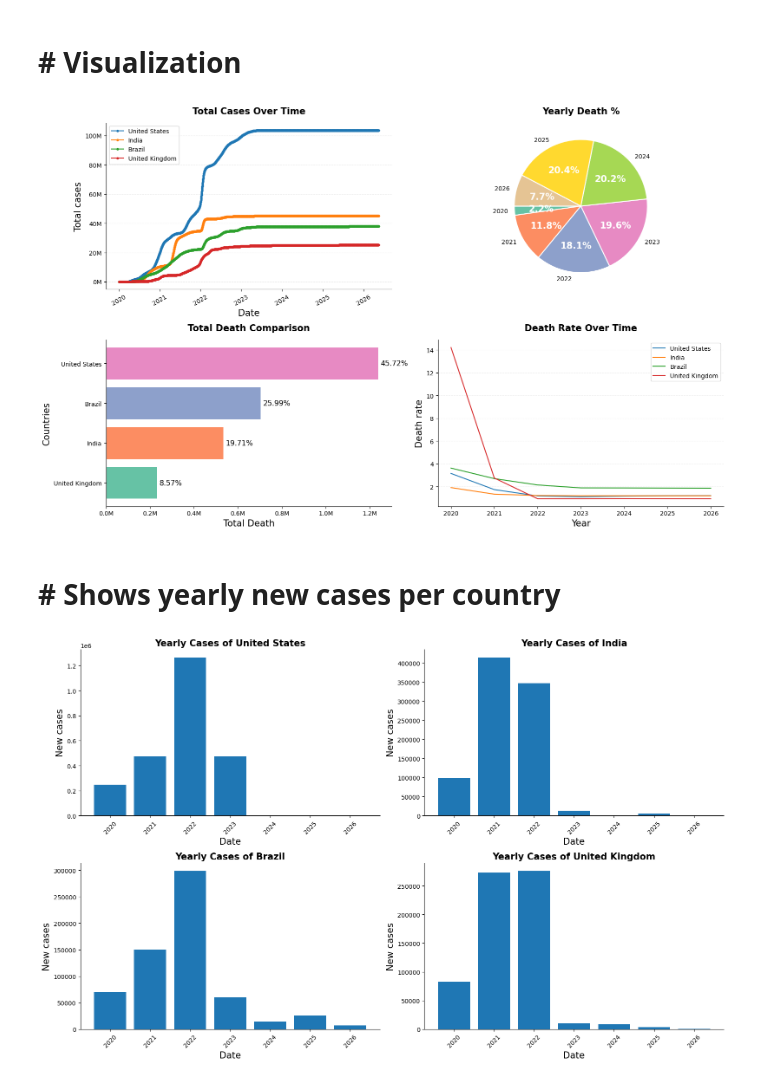
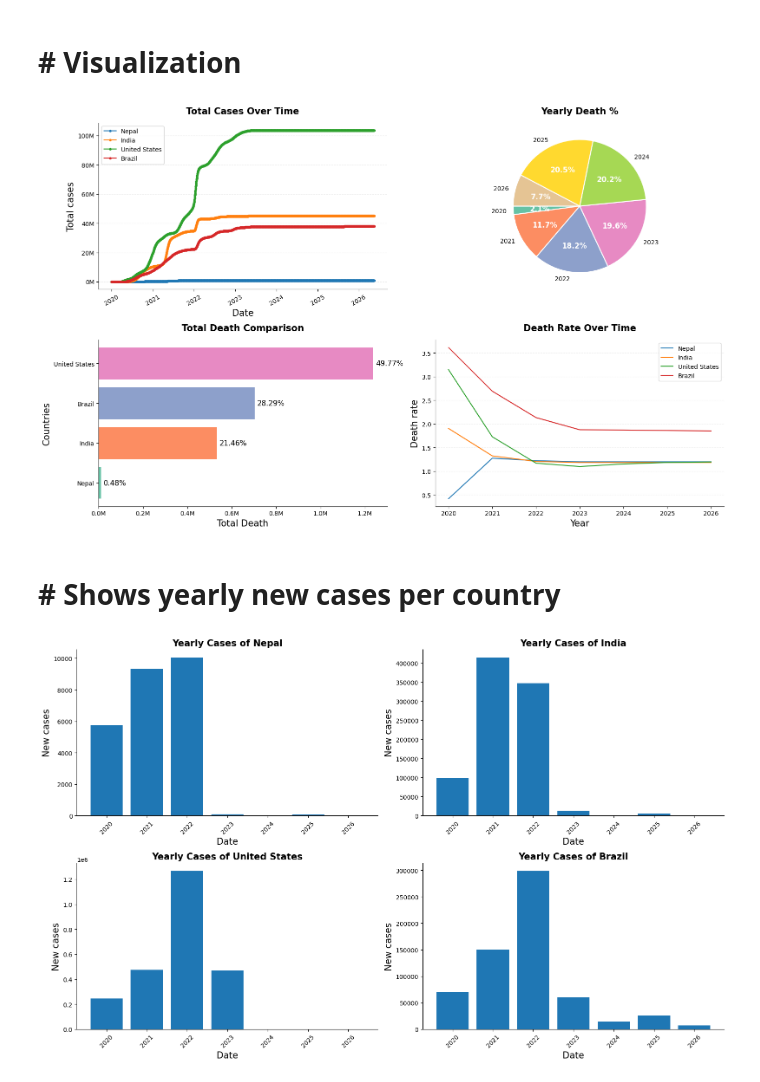
Before and after one commit to CoderAalok/Python_Libraries, a Jupyter notebook: Projects/COVID_19_data_dashboard.ipynb, the cells around one changed output. Saved outputs shown, nothing was run; the diff lists cells and outputs as text; code cells hidden in the pictures.

```diff
--- a/Projects/COVID_19_data_dashboard.ipynb
+++ b/Projects/COVID_19_data_dashboard.ipynb
@@ -43,7 +43,7 @@ df.head()
 # %% [markdown]
 # # Filter countries
 # %%
-countries = ["United States", "India", "Brazil", "United Kingdom"]
+countries = [ "Nepal", "India", "United States", "Brazil"]
 df = df[df.country.isin(countries)]
 # %% [markdown]
 # # Add columns and calculation
@@ -115,7 +115,7 @@ weights, texts, autotexts = ax2.pie(
 
 )
 for text in autotexts:
-    text.set_fontsize(15)
+    text.set_fontsize(12)
     text.set_color('white')
     text.set_fontweight("bold")
 
@@ -129,34 +129,34 @@ ax3.set_title("Total Death Comparison", fontsize=15, fontweight='bold', pad=15)
 ax3.set_xlabel("Total Death", fontsize=15)
 ax3.set_ylabel("Countries", fontsize=15)
 ax3.spines[["top", "right"]].set_visible(False)
 ax3.xaxis.set_major_formatter(
     mticker.FuncFormatter(lambda x,_ : f"{x/1e6:.1f}M")
 )
 ax3.bar_label(bars, labels=labels, padding=4, fontsize=12)
 
 
 # Plot 4: Death rate over time (per country)
 for country in countries:
     country_death_df = yearly_death_rate[yearly_death_rate["country"] == country]
     ax4.plot(country_death_df.years.astype(str), country_death_df.death_rate, label=country)
 
 # add styles and texts
 ax4.set_title("Death Rate Over Time", fontsize=15, fontweight='bold', pad=15)
 ax4.set_xlabel("Year", fontsize=15)
 ax4.set_ylabel("Death rate", fontsize=15)
 ax4.spines[['top', 'right']].set_visible(False)
 ax4.grid(axis='y', linestyle='--', alpha=0.18)
 ax4.legend()
 
 
 # save image
 FILE_NAME = "covid_dashboard.png"
 plt.savefig(FILE_NAME, dpi=150, bbox_inches='tight')
 
 plt.tight_layout()
 plt.show()
 # %% [output]
-[figure, old version]
+[figure, new version]
 # %% [markdown]
 # # Shows yearly new cases per country
 # %%
@@ -174,4 +174,4 @@ for ax, country in zip(axes.flatten(), countries):
 
 plt.tight_layout()
 # %% [output]
-[figure, old version]
+[figure, new version]
```
